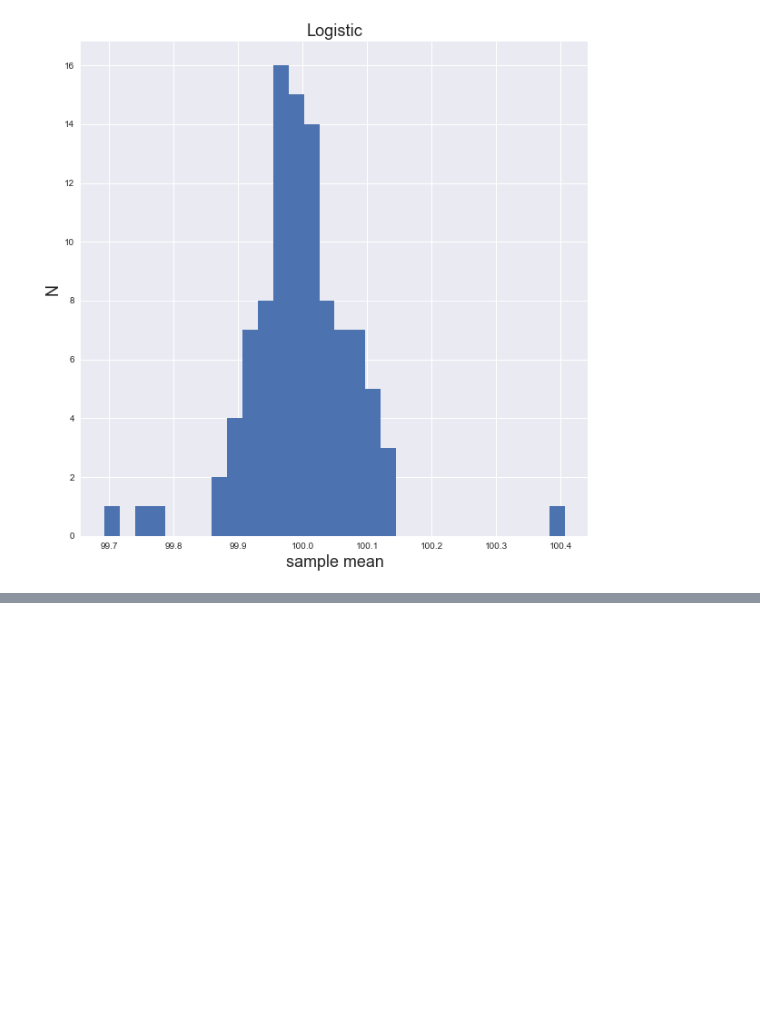
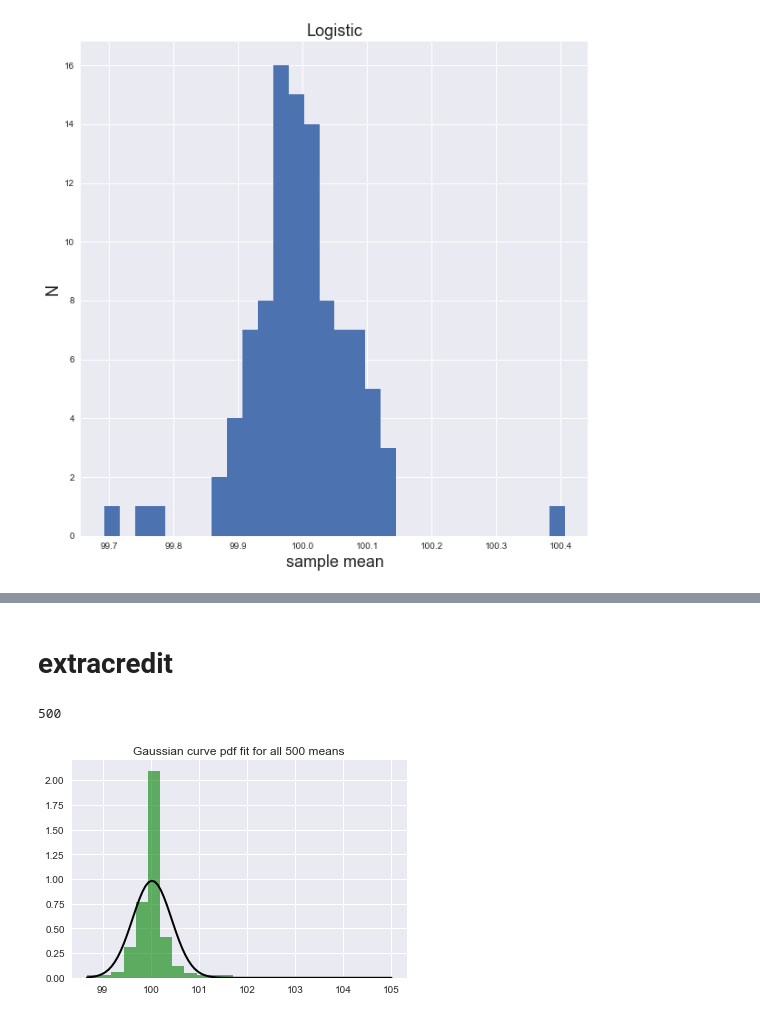
Before and after one commit to SPTKL/PUI2017_bc1561, a Jupyter notebook: HW3_bc1561/Assignment1.ipynb, the cells around one changed output, grey strips where cells are left out. Cells and saved outputs as stored; diff of their text form; code cells hidden in the pictures; blank space fills up the shorter version.

Commit message:
add readme and finish extracredit

```diff
--- a/HW3_bc1561/Assignment1.ipynb
+++ b/HW3_bc1561/Assignment1.ipynb
@@ -112,0 +134,31 @@ plot_hist(logistic, 'Logistic')
+# %% [markdown]
+# extracredit
+# %%
+mean_normal = list(map(lambda x: x.mean(), normal))
+mean_chisq = list(map(lambda x: x.mean(), chisq))
+mean_logistic = list(map(lambda x: x.mean(), logistic))
+mean_binomial = list(map(lambda x: x.mean(), binomial))
+mean_poisson = list(map(lambda x: x.mean(), poisson))
+# %%
+mean_all = []
+mean_all = mean_normal + mean_chisq + mean_logistic + mean_binomial + mean_poisson
+len(mean_all)
+# %% [output]
+500
+# %%
+from scipy.stats import norm
+
+mu, std = norm.fit(mean_all)
+plt.hist(mean_all, bins=25, normed=True, alpha=0.6, color='g')
+
+xmin, xmax = plt.xlim()
+x = np.linspace(min(mean_all), max(mean_all), 100)
+p = norm.pdf(x, mu, std)
+plt.plot(x, p, 'k', linewidth=2)
+plt.title('Gaussian curve pdf fit for all 500 means')
+plt.xlabel('means')
+plt.ylabel(probability)
+
+plt.show()
+# %% [output]
+[figure, added]
```
Also changed, not shown: parts of 7 cells of this notebook, 2 other files.
